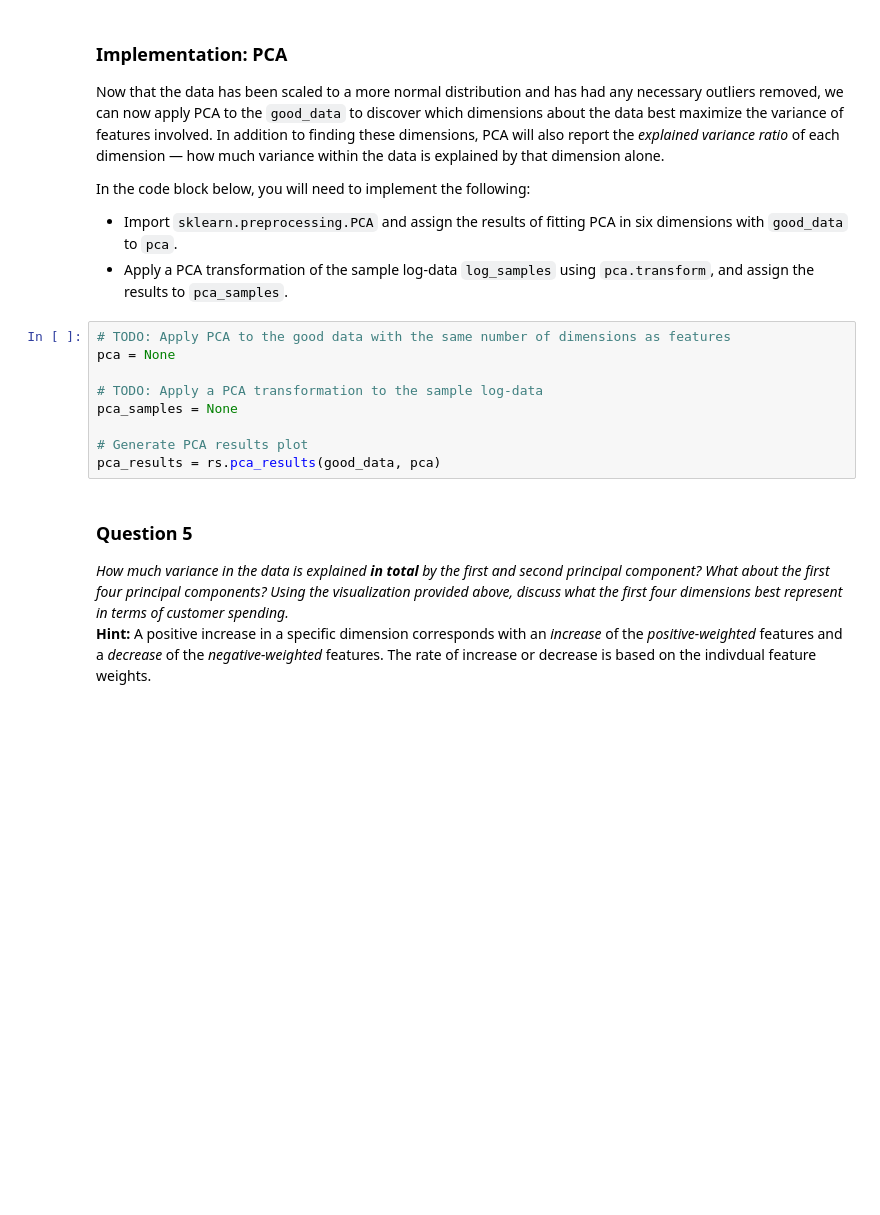
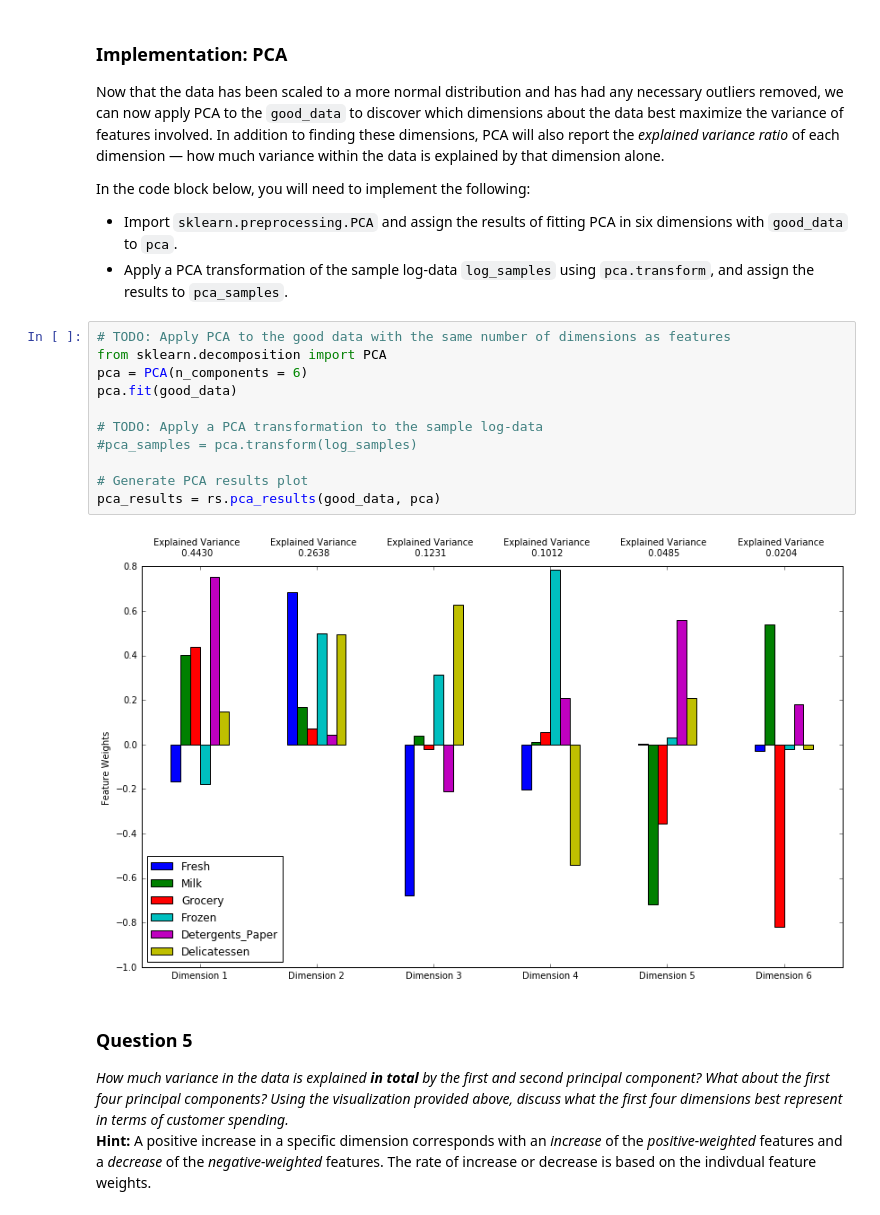
Before and after one commit to llathrop/creating_customer_segments, a Jupyter notebook: customer_segments.ipynb, the cells around one changed output. Saved outputs shown, nothing was run; the diff lists cells and outputs as text; blank space fills up the shorter version.

```diff
--- a/customer_segments.ipynb
+++ b/customer_segments.ipynb
@@ -316,13 +316,17 @@ In the code block below, you will need to implement the following:
  - Apply a PCA transformation of the sample log-data `log_samples` using `pca.transform`, and assign the results to `pca_samples`.
 # %%
 # TODO: Apply PCA to the good data with the same number of dimensions as features
-pca = None
+from sklearn.decomposition import PCA
+pca = PCA(n_components = 6)
+pca.fit(good_data)
 
 # TODO: Apply a PCA transformation to the sample log-data
-pca_samples = None
+#pca_samples = pca.transform(log_samples)
 
 # Generate PCA results plot
 pca_results = rs.pca_results(good_data, pca)
+# %% [output]
+[figure, added]
 # %% [markdown]
 ### Question 5
 *How much variance in the data is explained* ***in total*** *by the first and second principal component? What about the first four principal components? Using the visualization provided above, discuss what the first four dimensions best represent in terms of customer spending.*
```
